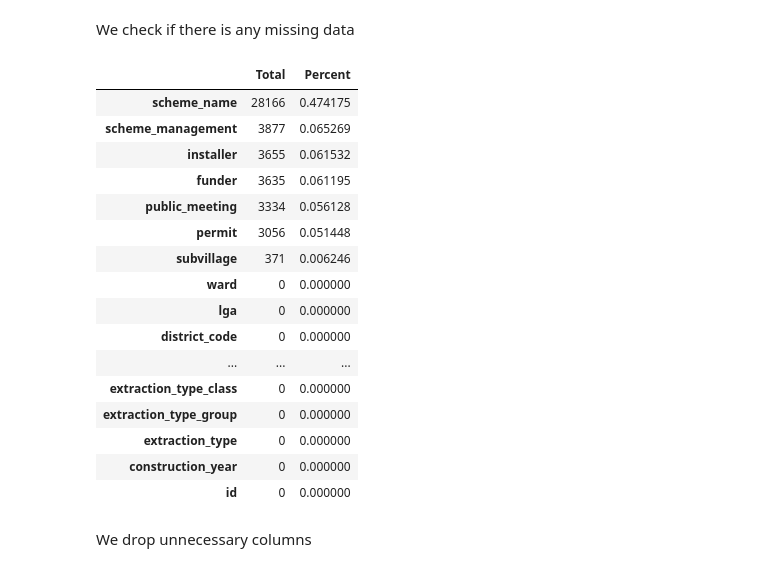
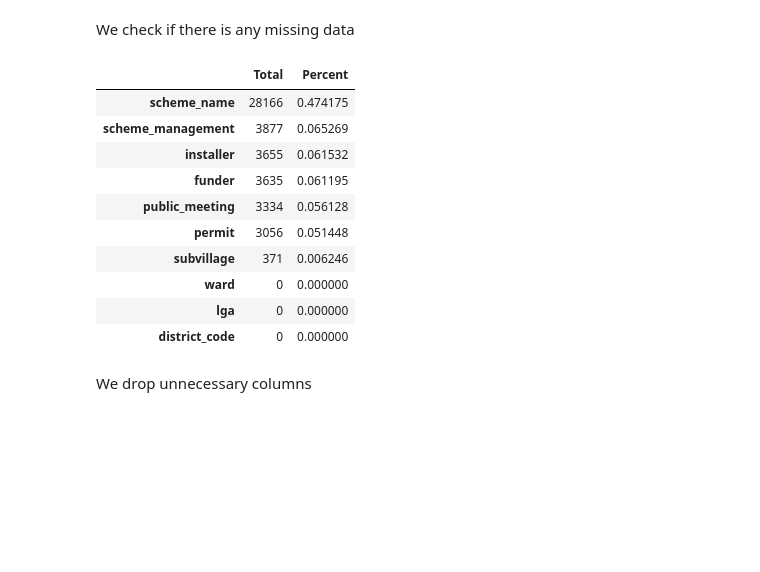
Before and after one commit to f-loguercio/ML_pump_it_up, a Jupyter notebook: ML_water_explore.ipynb, the cells around one changed output. Cells and saved outputs as stored; diff of their text form; code cells hidden in the pictures; blank space fills up the shorter version.

```diff
--- a/ML_water_explore.ipynb
+++ b/ML_water_explore.ipynb
@@ -91,28 +95,22 @@ We check if there is any missing data
 # %%
 def missing_data(df):
     total = df.isnull().sum().sort_values(ascending=False)
     percent = (df.isnull().sum()/df.isnull().count()).sort_values(ascending=False)
     return pd.concat([total, percent], axis=1, keys=['Total', 'Percent'])
 
-missing_data(data)
+missing_data(data).head(10)
 # %% [output]
 |  | Total | Percent |
 | scheme_name | 28166 | 0.474175 |
 | scheme_management | 3877 | 0.065269 |
 | installer | 3655 | 0.061532 |
 | funder | 3635 | 0.061195 |
 | public_meeting | 3334 | 0.056128 |
 | permit | 3056 | 0.051448 |
 | subvillage | 371 | 0.006246 |
 | ward | 0 | 0.000000 |
 | lga | 0 | 0.000000 |
 | district_code | 0 | 0.000000 |
-| ... | ... | ... |
-| extraction_type_class | 0 | 0.000000 |
-| extraction_type_group | 0 | 0.000000 |
-| extraction_type | 0 | 0.000000 |
-| construction_year | 0 | 0.000000 |
-| id | 0 | 0.000000 |
 # %% [markdown]
 We drop unnecessary columns
 # %%
```
Also changed, not shown: parts of 31 cells of this notebook.
